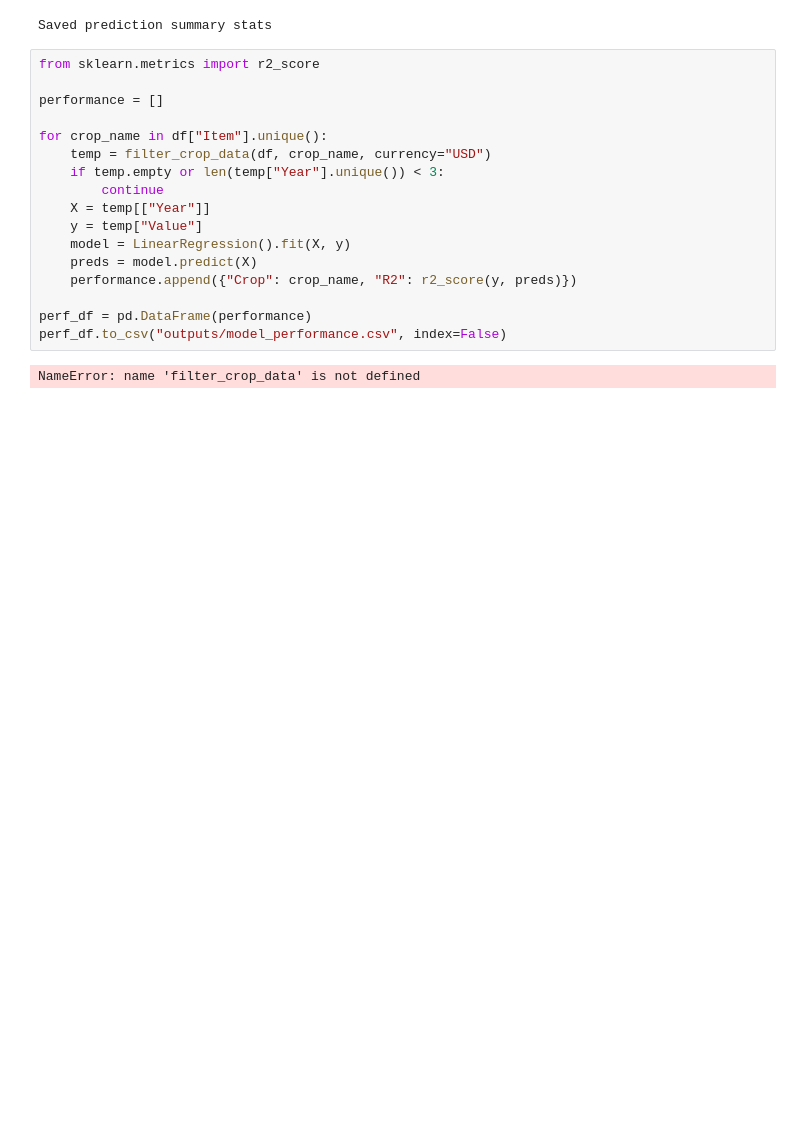
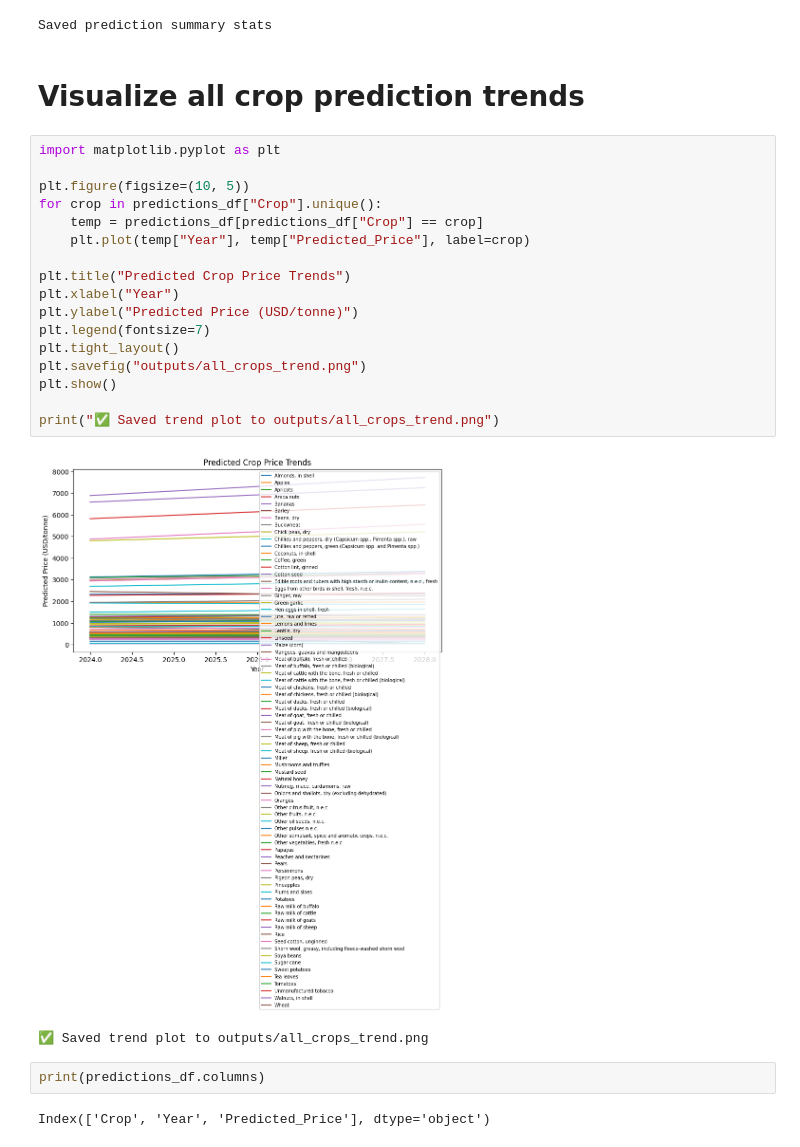
Before and after one commit to riya9818/agriculture-crop-price-predictor, a Jupyter notebook: notebooks/analysis.ipynb, the cells around one changed output. Saved outputs shown, nothing was run; the diff lists cells and outputs as text; blank space fills up the shorter version.

Commit message:
Feat: visualize all predicted crop price trends

```diff
--- a/notebooks/analysis.ipynb
+++ b/notebooks/analysis.ipynb
@@ -425,22 +425,29 @@ summary.to_csv("outputs/prediction_summary.csv")
 print("Saved prediction summary stats")
 # %% [output]
 Saved prediction summary stats
+# %% [markdown]
+# Visualize all crop prediction trends
 # %%
-from sklearn.metrics import r2_score
+import matplotlib.pyplot as plt
 
-performance = []
+plt.figure(figsize=(10, 5))
+for crop in predictions_df["Crop"].unique():
+    temp = predictions_df[predictions_df["Crop"] == crop]
+    plt.plot(temp["Year"], temp["Predicted_Price"], label=crop)
 
-for crop_name in df["Item"].unique():
-    temp = filter_crop_data(df, crop_name, currency="USD")
-    if temp.empty or len(temp["Year"].unique()) < 3:
-        continue
-    X = temp[["Year"]]
-    y = temp["Value"]
-    model = LinearRegression().fit(X, y)
-    preds = model.predict(X)
-    performance.append({"Crop": crop_name, "R2": r2_score(y, preds)})
+plt.title("Predicted Crop Price Trends")
+plt.xlabel("Year")
+plt.ylabel("Predicted Price (USD/tonne)")
+plt.legend(fontsize=7)
+plt.tight_layout()
+plt.savefig("outputs/all_crops_trend.png")
+plt.show()
 
-perf_df = pd.DataFrame(performance)
-perf_df.to_csv("outputs/model_performance.csv", index=False)
+print("✅ Saved trend plot to outputs/all_crops_trend.png")
 # %% [output]
+[figure, added]
-NameError: name 'filter_crop_data' is not defined
+✅ Saved trend plot to outputs/all_crops_trend.png
+# %%
+print(predictions_df.columns)
+# %% [output]
+Index(['Crop', 'Year', 'Predicted_Price'], dtype='object')
```
Also changed, not shown: 1 other file.
